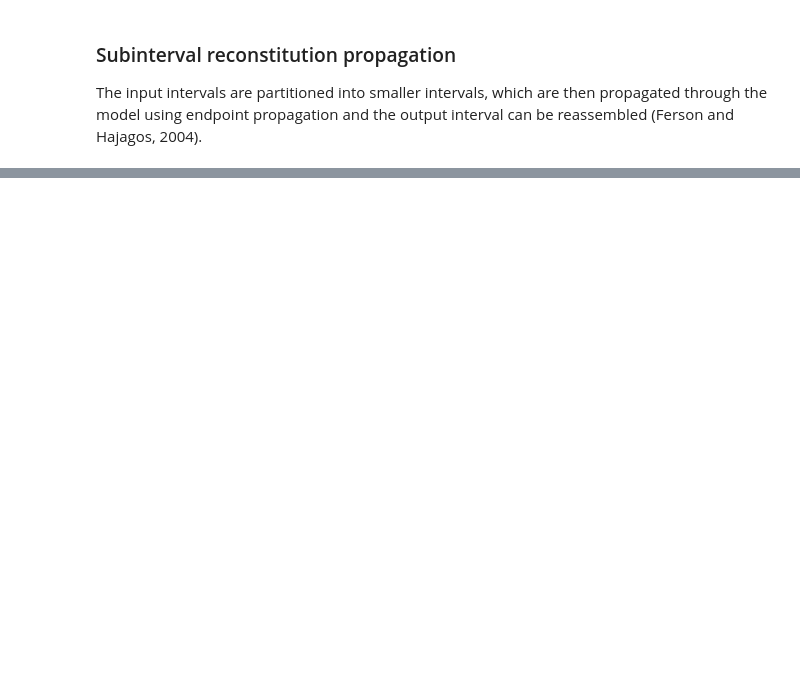
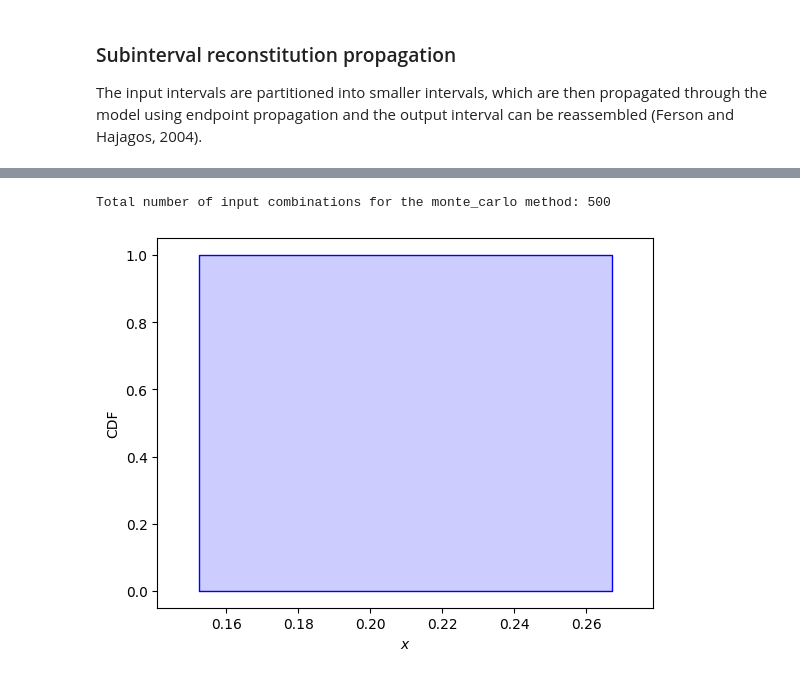
Before and after one commit to leslieDLcy/DAWS2_UQworkshop_Dec2024, a Jupyter notebook: notebooks/UP_demontration[XFOIL example].ipynb, the cells around one changed output, grey strips where cells are left out. Saved outputs shown, nothing was run; the diff lists cells and outputs as text; code cells hidden in the pictures; blank space fills up the shorter version.

```diff
--- a/notebooks/UP_demontration[XFOIL example].ipynb
+++ b/notebooks/UP_demontration[XFOIL example].ipynb
@@ -418,0 +263,10 @@ It should be noted that for this example it makes sense to use...
+# %%
+# Uncertainty characterisation
+flap_deflection = UN(name='flap deflection', symbol='flap_d',  units='degrees', essence='interval', bounds= [-0.24, 0.24])
+Re = UN(name='Reynolds Number', symbol='Re',  essence='interval', bounds= [492500, 507500])
+xtr_top = UN(name='Upper Surface Trip Location', symbol='xtr_top',  essence='interval', bounds=[0.255, 0.345])
+xtr_bottom = UN(name='Lower Surface Trip Location', symbol='xtr_bot',  essence='interval', bounds= [0.637, 0.763])
+alpha = UN(name='angle of attaack', symbol='a', units='degrees', essence='interval', bounds= [-0.3, 0.3])
+
+#input
+vars_epi = [flap_deflection, Re, xtr_top, xtr_bottom, alpha]
@@ -453,0 +375,10 @@ print("Total number of input combinations for the subinterval reconstitution met
+# %%
+y_mc_end = Propagation(vars_epi, coef_xfoil,
+                    # n_sam = 500,
+                    method = 'monte_carlo_endpoints')
+# %% [output]
+Total number of input combinations for the monte_carlo method: 500
+# %%
+y_mc_end.un[0].display()
+# %% [output]
+[figure, added]
```
Also changed, not shown: parts of 52 cells of this notebook, 4 other files.
